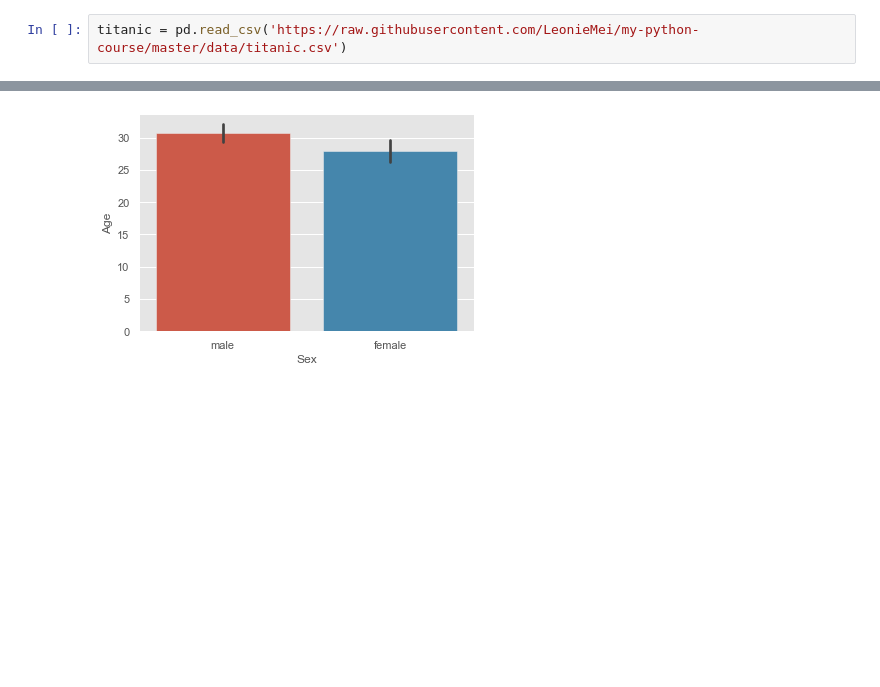
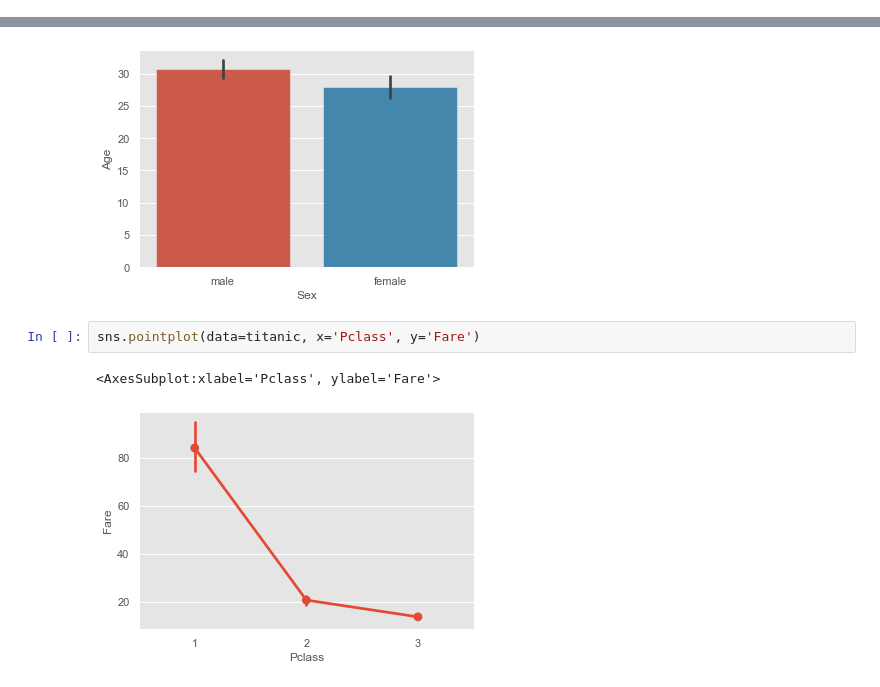
Before and after one commit to LeonieMei/python-course-2022, a Jupyter notebook: Exercises.ipynb, the cells around one changed output, grey strips where cells are left out. Drawn from its saved outputs; the diff is of its cells as text; blank space fills up the shorter version.

Commit message:
Updated exercises and added titanic excel sheet and pdf with meta data.

```diff
--- a/Exercises.ipynb
+++ b/Exercises.ipynb
@@ -7,5 +7,3 @@ import matplotlib.pyplot as plt
 sns.set_theme()
 #Make the graphs a bit prettier
 plt.style.use('ggplot')
-# %%
-titanic = pd.read_csv('https://raw.githubusercontent.com/LeonieMei/my-python-course/master/data/titanic.csv')
@@ -65,3 +80,8 @@ sns.barplot(data=titanic, x='Sex', y='Age')
 # %% [output]
 <AxesSubplot:xlabel='Sex', ylabel='Age'>
 [figure]
+# %%
+sns.pointplot(data=titanic, x='Pclass', y='Fare')
+# %% [output]
+<AxesSubplot:xlabel='Pclass', ylabel='Fare'>
+[figure, added]
```
Also changed, not shown: parts of 46 cells of this notebook, 3 other files.
